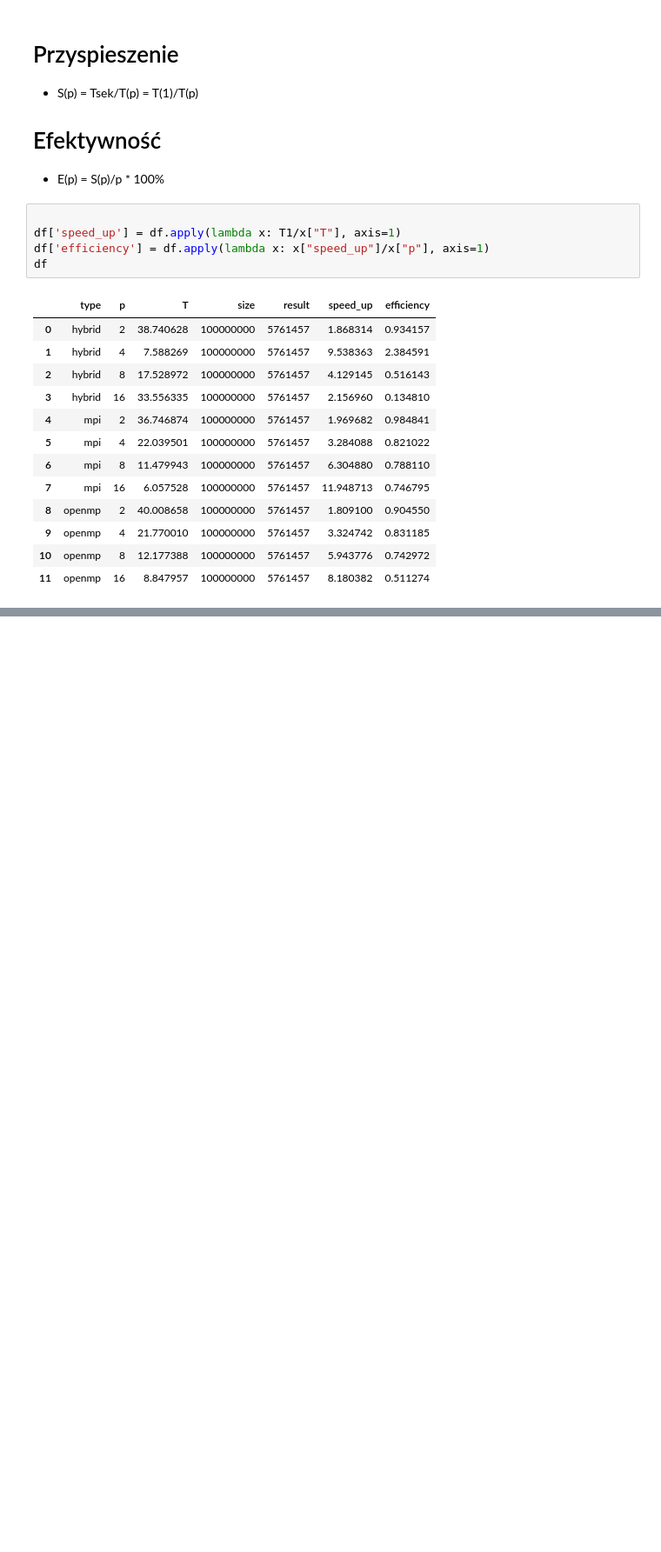
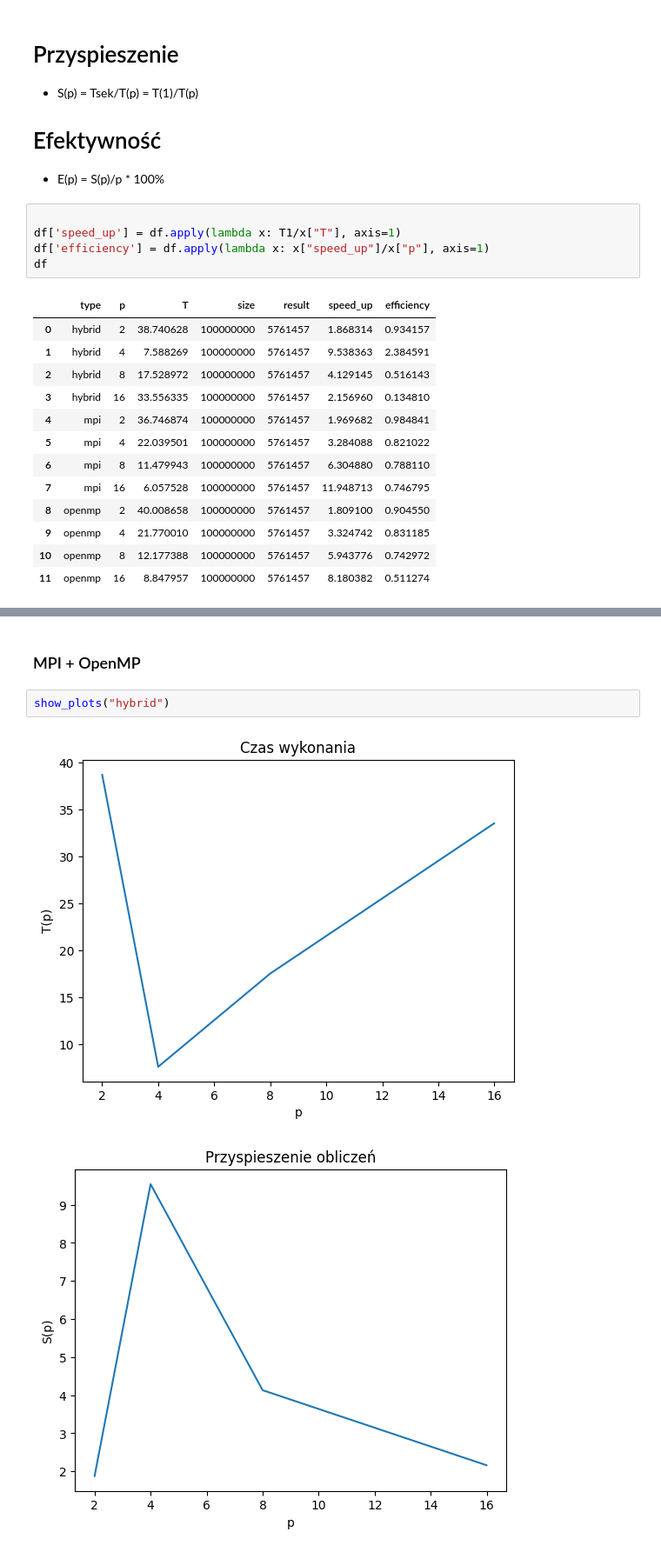
Before and after one commit to Anna21Tori/Parallel-Sieve-of-Eratosthenes, a Jupyter notebook: notebook.ipynb, the cells around one changed output, grey strips where cells are left out. Shown at 87% size. Saved outputs shown, nothing was run; the diff lists cells and outputs as text; blank space fills up the shorter version.

```diff
--- a/notebook.ipynb
+++ b/notebook.ipynb
@@ -80,0 +119,7 @@ df
+# %% [markdown]
+### MPI + OpenMP
+# %%
+show_plots("hybrid")
+# %% [output]
+[figure, added]
+[figure, added]
```
Also changed, not shown: parts of 9 cells of this notebook.
